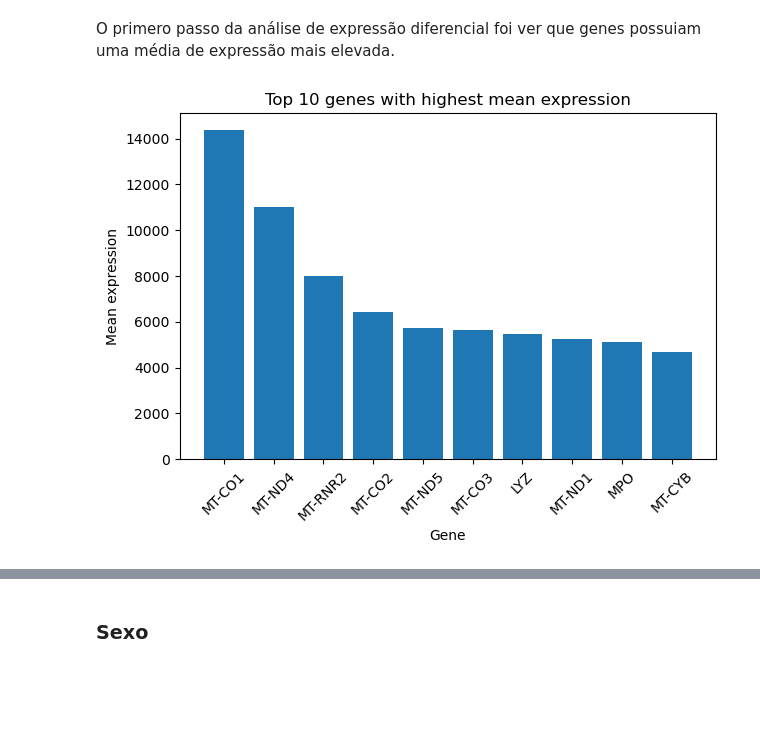
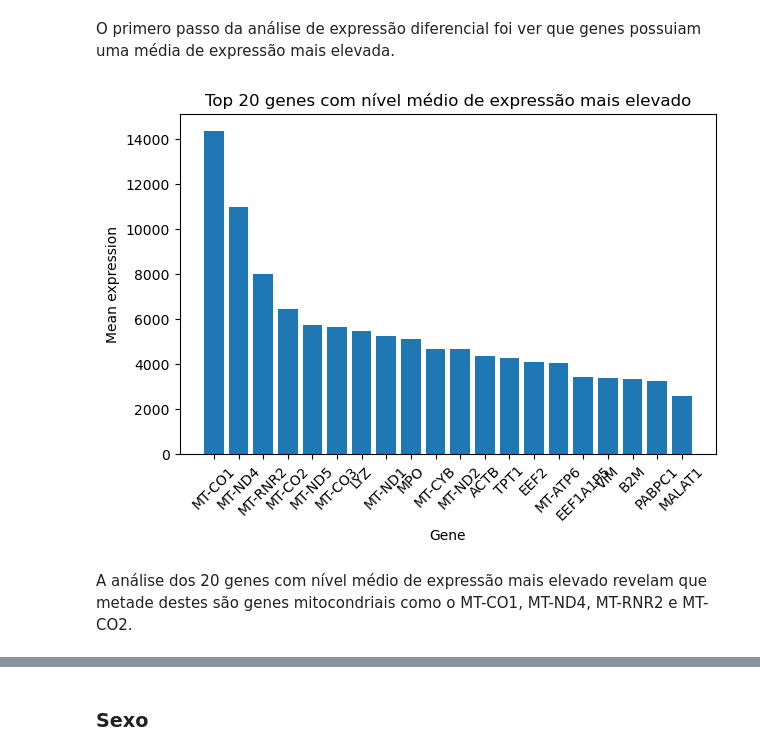
Before and after one commit to CarlosGomes00/Extracao, a Jupyter notebook: Projeto/Trabalho_extração_Python.ipynb, the cells around one changed output, grey strips where cells are left out. Drawn from its saved outputs; the diff is of its cells as text; code cells hidden in the pictures; blank space fills up the shorter version.

```diff
--- a/Projeto/Trabalho_extração_Python.ipynb
+++ b/Projeto/Trabalho_extração_Python.ipynb
@@ -548,6 +613,6 @@ Diferentemente das classificações de 2017, os dois grupo que apresentaram maio
 # %% [markdown]
 O primero passo da análise de expressão diferencial foi ver que genes possuiam uma média de expressão mais elevada.
 # %%
-tentativa = RNA_cpm.copy()
-tentativa['Mean_expression'] = tentativa.iloc[:,1:].mean(axis=1)
-sorted_data = tentativa.sort_values(by='Mean_expression', ascending=False)
+rna_data = RNA_cpm.copy()
+rna_data['Mean_expression'] = rna_data.iloc[:,1:].mean(axis=1)
+sorted_data = rna_data.sort_values(by='Mean_expression', ascending=False)
@@ -559,11 +619,11 @@ gene_TSPAN6 = mg.query('TSPAN6', species='human')
 # %%
-top_n = 10
+top_n = 20
 plt.bar(sorted_data.index[:top_n], sorted_data['Mean_expression'][:top_n])
 plt.xlabel('Gene')
 plt.ylabel('Mean expression')
-plt.title(f'Top {top_n} genes with highest mean expression')
+plt.title(f'Top {top_n} genes com nível médio de expressão mais elevado')
 plt.xticks(rotation=45)
 plt.tight_layout()
 plt.show()
 # %% [output]
-[figure, old version]
+[figure, new version]
@@ -599,0 +630,2 @@ def expressao_diferencial(dados, metadados, condicao):
+# %% [markdown]
+A análise dos 20 genes com nível médio de expressão mais elevado revelam que metade destes são genes mitocondriais como o MT-CO1, MT-ND4, MT-RNR2 e MT-CO2.
```
Also changed, not shown: parts of 53 cells of this notebook.
